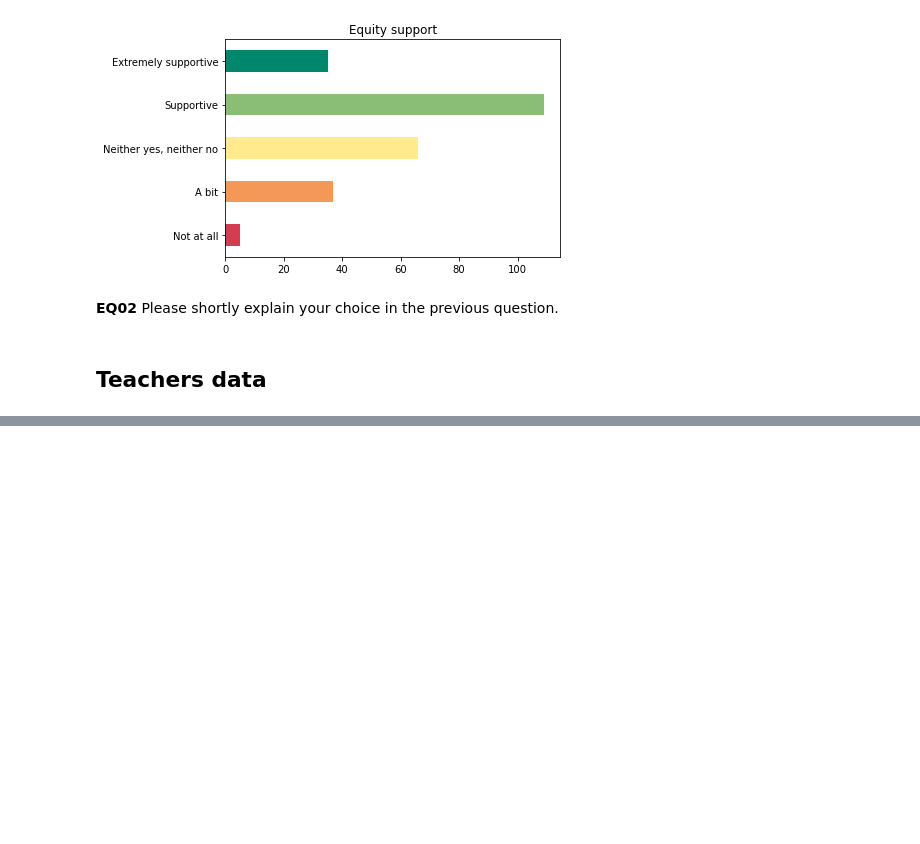
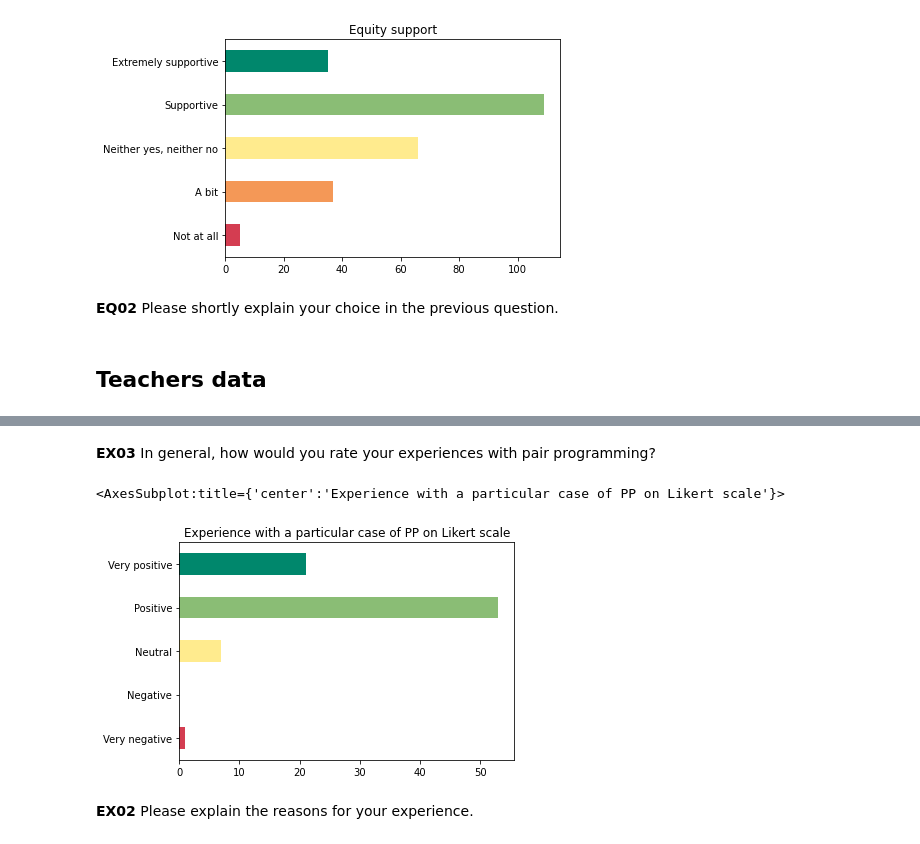
Before and after one commit to lerastromtsova/pair-programming-equity, a Jupyter notebook: Research.ipynb, the cells around one changed output, grey strips where cells are left out. Saved outputs shown, nothing was run; the diff lists cells and outputs as text; code cells hidden in the pictures; blank space fills up the shorter version.

```diff
--- a/Research.ipynb
+++ b/Research.ipynb
@@ -308,0 +358,14 @@ categorical_questions_teachers = [
+# %% [markdown]
+**EX03** In general, how would you rate your experiences with pair programming?
+# %%
+survey_teachers_finished['EX03'].value_counts().reindex([
+    "Very negative", "Negative", "Neutral", "Positive", "Very positive"
+]).plot.barh(
+    title="Experience with a particular case of PP on Likert scale",
+    color=['#d43d51', '#f49857', '#ffeb8e', '#8abd75', '#00876c']
+)
+# %% [output]
+<AxesSubplot:title={'center':'Experience with a particular case of PP on Likert scale'}>
+[figure, added]
+# %% [markdown]
+**EX02** Please explain the reasons for your experience.
```
Also changed, not shown: parts of 71 cells of this notebook, 1 other file.
